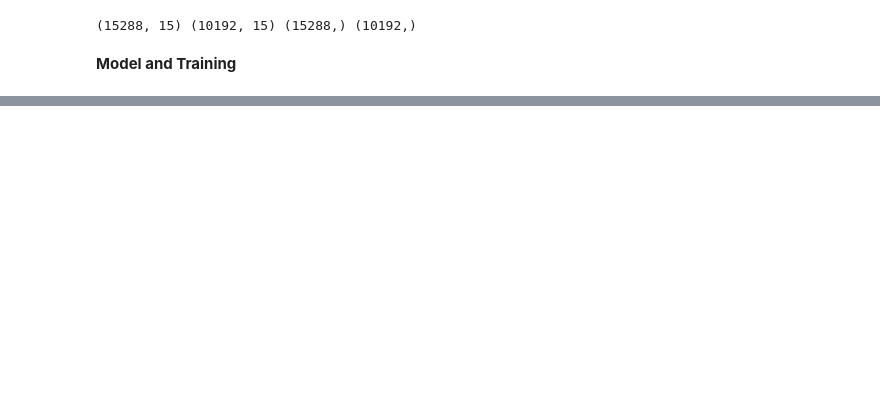
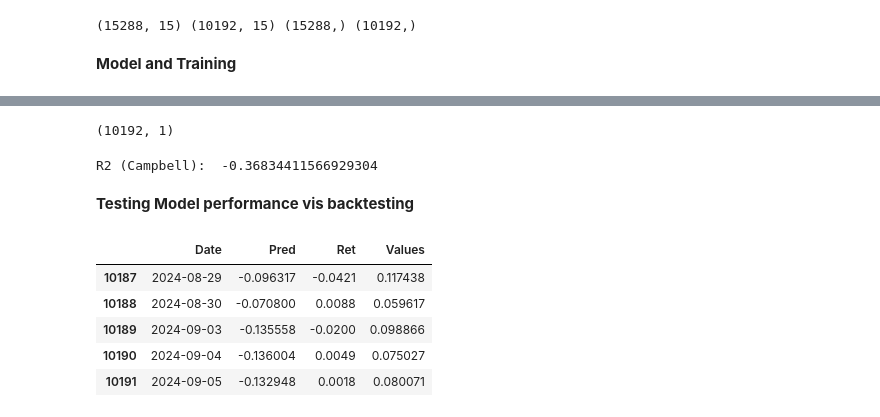
Before and after one commit to micahondiwa/ml_dl-in-finance, a Jupyter notebook: 0x07-linear_models_in_tensorflow/timing_factors_and_smart_beta_strategies_linear_models.ipynb, the cells around one changed output, grey strips where cells are left out. Drawn from its saved outputs; the diff is of its cells as text; code cells hidden in the pictures; blank space fills up the shorter version.

```diff
--- a/0x07-linear_models_in_tensorflow/timing_factors_and_smart_beta_strategies_linear_models.ipynb
+++ b/0x07-linear_models_in_tensorflow/timing_factors_and_smart_beta_strategies_linear_models.ipynb
@@ -142,3 +143,13 @@ y_train = scaler_output.transform(y_train)
 y_test = scaler_output.transform(y_test)
 # %% [markdown]
 **Model and Training**
+# %%
+tf.random.set_seed(1)
+
+model = tf.keras.models.Sequential()
+model.add(tf.keras.layers.Dense(1))
+
+hp_lr = 1e-5
+
+adam = tf.keras.optimizers.Adam(learning_rate=hp_lr)
+model.compile(optimizer=adam, loss="mean_squared_error")
@@ -144,0 +199,37 @@ y_test = scaler_output.transform(y_test)
+# %%
+y_pred.shape
+# %% [output]
+(10192, 1)
+# %%
+def R2_campbell(y_true, y_predicted, mean_ret):
+    y_predicted = y_predicted.reshape((-1,))
+    sse = sum((y_true - y_predicted) ** 2)
+    tse = sum((y_true - mean_ret) ** 2)
+    r2_score = 1 - (sse / tse)
+    return r2_score
+
+
+R2_Campbell = R2_campbell(values.flatten(), y_pred.flatten(), mean_ret)
+
+print("R2 (Campbell): ", R2_Campbell)
+# %% [output]
+R2 (Campbell):  -0.36834411566929304
+# %% [markdown]
+**Testing Model performance vis backtesting**
+# %%
+df_predictions = pd.DataFrame(
+    {
+        "Date": test_time.flatten(),
+        "Pred": y_pred.flatten(),
+        "Ret": (Ret_vector.flatten() / 100),
+        "Values": values.flatten(),
+    }
+)
+df_predictions.tail()
+# %% [output]
+|  | Date | Pred | Ret | Values |
+| 10187 | 2024-08-29 | -0.096317 | -0.0421 | 0.117438 |
+| 10188 | 2024-08-30 | -0.070800 | 0.0088 | 0.059617 |
+| 10189 | 2024-09-03 | -0.135558 | -0.0200 | 0.098866 |
+| 10190 | 2024-09-04 | -0.136004 | 0.0049 | 0.075027 |
+| 10191 | 2024-09-05 | -0.132948 | 0.0018 | 0.080071 |
```
Also changed, not shown: parts of 11 cells of this notebook.
